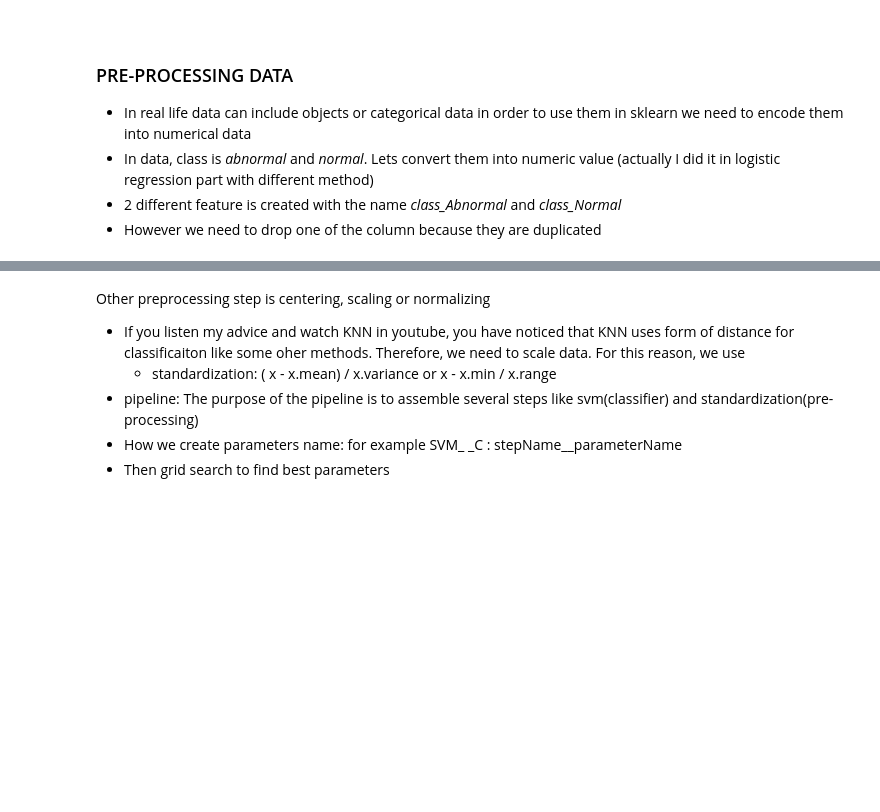
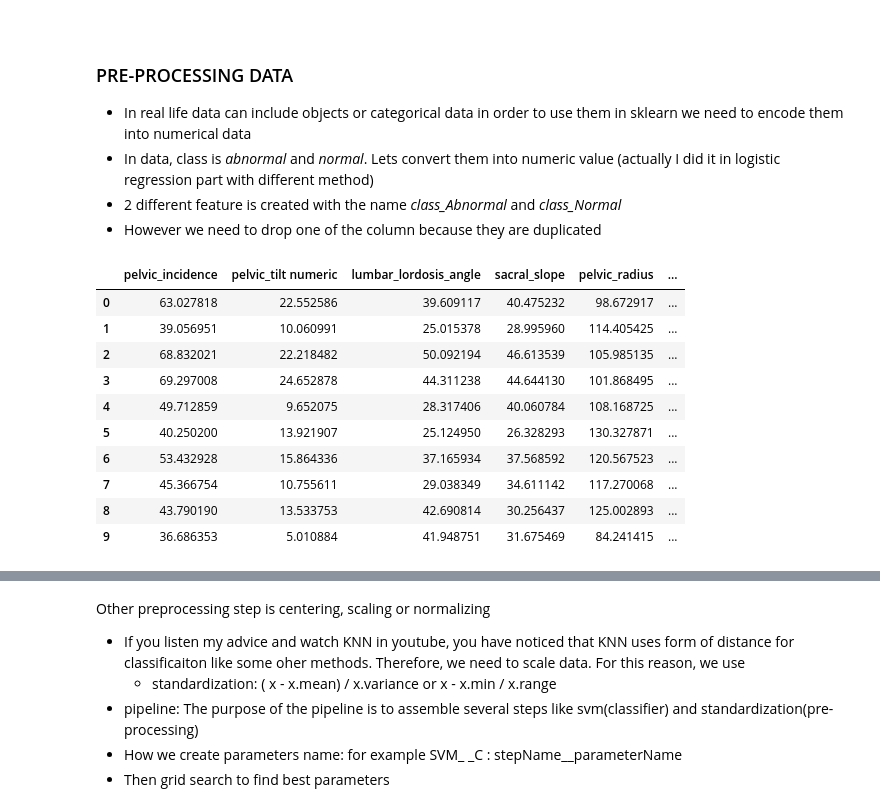
Before and after one commit to yrong/ml-topics, a Jupyter notebook: Machine Learning Tutorial for Beginners.ipynb, the cells around one changed output, grey strips where cells are left out. Drawn from its saved outputs; the diff is of its cells as text; code cells hidden in the pictures; blank space fills up the shorter version.

```diff
--- a/Machine Learning Tutorial for Beginners.ipynb
+++ b/Machine Learning Tutorial for Beginners.ipynb
@@ -543,10 +615,22 @@ print("Best Accuracy: {}".format(logreg_cv.best_score_))
 * However we need to drop one of the column because they are duplicated
 # %%
 # Load data
-data = pd.read_csv('../input/column_2C_weka.csv')
+data = pd.read_csv('./input/column_2C_weka.csv')
 # get_dummies
 df = pd.get_dummies(data)
 df.head(10)
+# %% [output]
+|  | pelvic_incidence | pelvic_tilt numeric | lumbar_lordosis_angle | sacral_slope | pelvic_radius | ... |
+| 0 | 63.027818 | 22.552586 | 39.609117 | 40.475232 | 98.672917 | ... |
+| 1 | 39.056951 | 10.060991 | 25.015378 | 28.995960 | 114.405425 | ... |
+| 2 | 68.832021 | 22.218482 | 50.092194 | 46.613539 | 105.985135 | ... |
+| 3 | 69.297008 | 24.652878 | 44.311238 | 44.644130 | 101.868495 | ... |
+| 4 | 49.712859 | 9.652075 | 28.317406 | 40.060784 | 108.168725 | ... |
+| 5 | 40.250200 | 13.921907 | 25.124950 | 26.328293 | 130.327871 | ... |
+| 6 | 53.432928 | 15.864336 | 37.165934 | 37.568592 | 120.567523 | ... |
+| 7 | 45.366754 | 10.755611 | 29.038349 | 34.611142 | 117.270068 | ... |
+| 8 | 43.790190 | 13.533753 | 42.690814 | 30.256437 | 125.002893 | ... |
+| 9 | 36.686353 | 5.010884 | 41.948751 | 31.675469 | 84.241415 | ... |
 # %%
 # drop one of the feature
 df.drop("class_Normal",axis = 1, inplace = True)
```
Also changed, not shown: parts of 21 cells of this notebook.
